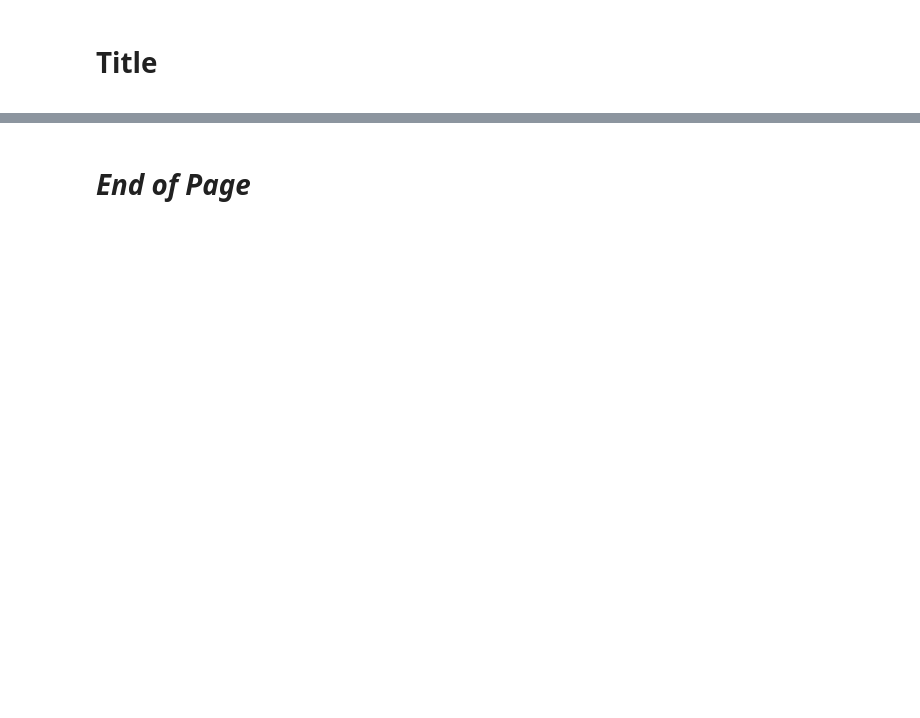
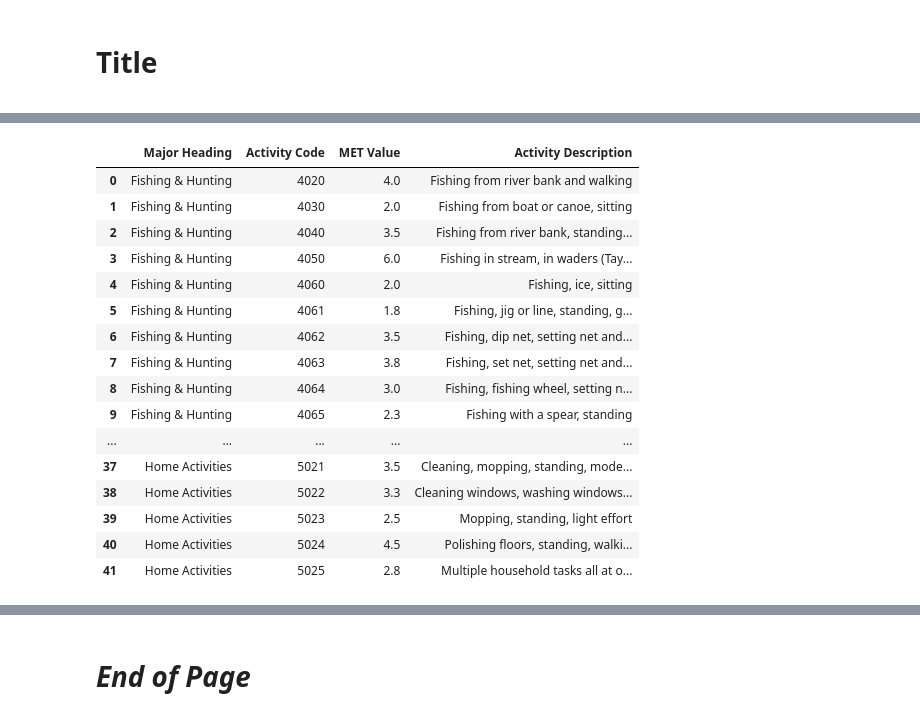
Before and after one commit to silvhua/custom_python, a Jupyter notebook: notebooks/2024-03-12 parse Physical Activity Comppendium PDF.ipynb, the cells around one changed output, grey strips where cells are left out. Drawn from its saved outputs; the diff is of its cells as text; code cells hidden in the pictures; blank space fills up the shorter version.

```diff
--- a/notebooks/2024-03-12 parse Physical Activity Comppendium PDF.ipynb
+++ b/notebooks/2024-03-12 parse Physical Activity Comppendium PDF.ipynb
@@ -142,0 +202,20 @@ An error occurred on line 26 in C:\Users\silvh\AppData\Local\Temp\ipykernel_6156
+# %%
+dfs_list[0][3]
+# %% [output]
+|  | Major Heading | Activity Code | MET Value | Activity Description |
+| 0 | Fishing & Hunting | 4020 | 4.0 | Fishing from river bank and walking |
+| 1 | Fishing & Hunting | 4030 | 2.0 | Fishing from boat or canoe, sitting |
+| 2 | Fishing & Hunting | 4040 | 3.5 | Fishing from river bank, standing... |
+| 3 | Fishing & Hunting | 4050 | 6.0 | Fishing in stream, in waders (Tay... |
+| 4 | Fishing & Hunting | 4060 | 2.0 | Fishing, ice, sitting |
+| 5 | Fishing & Hunting | 4061 | 1.8 | Fishing, jig or line, standing, g... |
+| 6 | Fishing & Hunting | 4062 | 3.5 | Fishing, dip net, setting net and... |
+| 7 | Fishing & Hunting | 4063 | 3.8 | Fishing, set net, setting net and... |
+| 8 | Fishing & Hunting | 4064 | 3.0 | Fishing, fishing wheel, setting n... |
+| 9 | Fishing & Hunting | 4065 | 2.3 | Fishing with a spear, standing |
+| ... | ... | ... | ... | ... |
+| 37 | Home Activities | 5021 | 3.5 | Cleaning, mopping, standing, mode... |
+| 38 | Home Activities | 5022 | 3.3 | Cleaning windows, washing windows... |
+| 39 | Home Activities | 5023 | 2.5 | Mopping, standing, light effort |
+| 40 | Home Activities | 5024 | 4.5 | Polishing floors, standing, walki... |
+| 41 | Home Activities | 5025 | 2.8 | Multiple household tasks all at o... |
```
Also changed, not shown: parts of 12 cells of this notebook.
